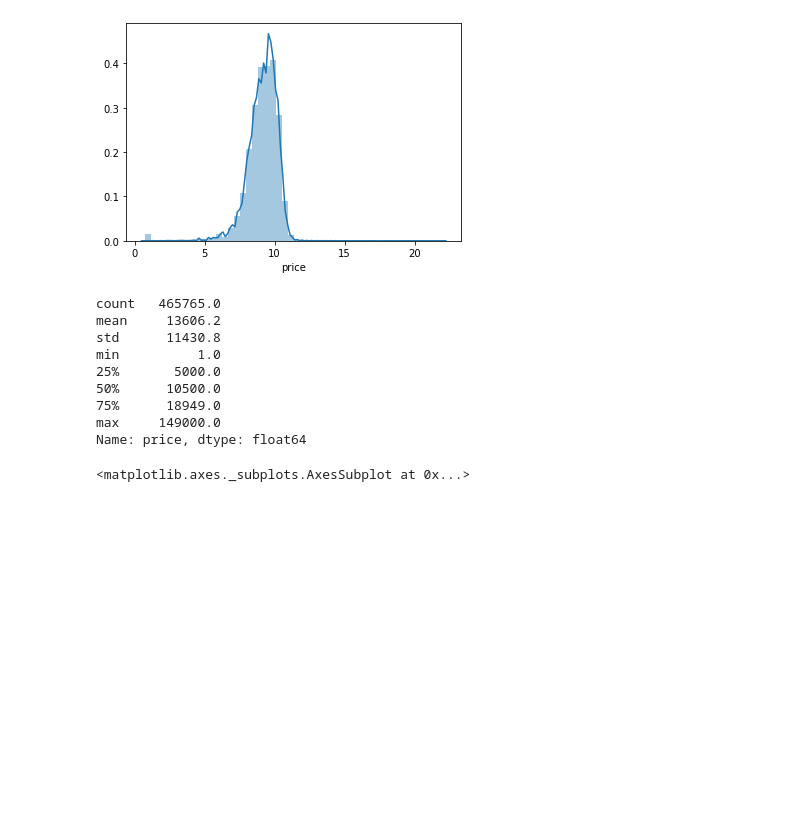
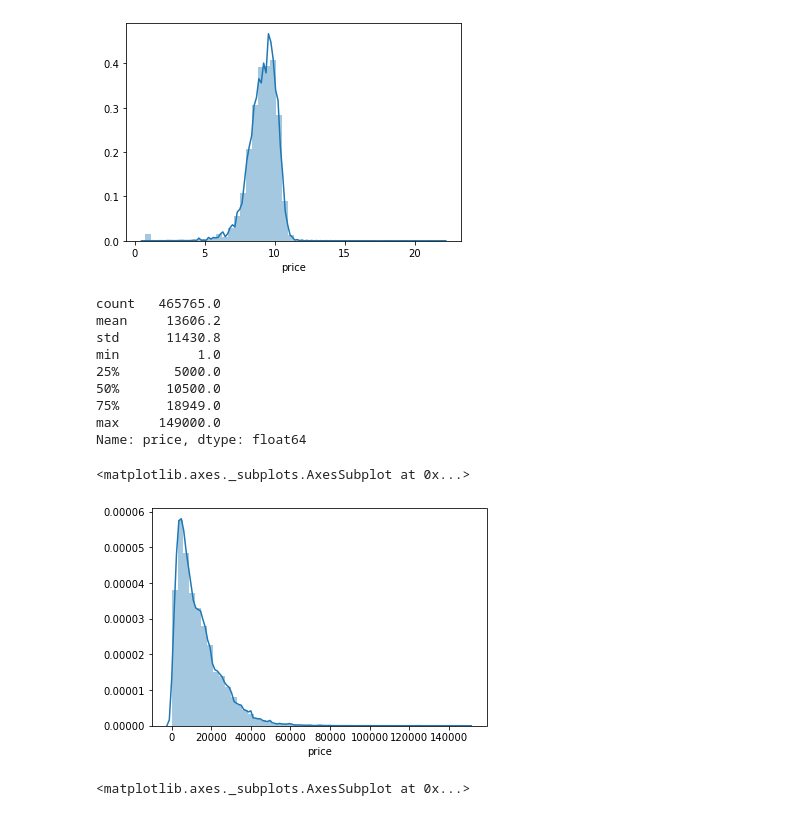
Before and after one commit to JonNData/used-car-predictor, a Jupyter notebook: notebooks/Used_cars_Build.ipynb, the cells around one changed output. Saved outputs shown, nothing was run; the diff lists cells and outputs as text; code cells hidden in the pictures; blank space fills up the shorter version.

```diff
--- a/notebooks/Used_cars_Build.ipynb
+++ b/notebooks/Used_cars_Build.ipynb
@@ -156,6 +161,11 @@ min          1.0
 75%      18949.0
 max     149000.0
 Name: price, dtype: float64
+# %%
+sns.distplot(df2['price'])
+# %% [output]
+<matplotlib.axes._subplots.AxesSubplot at 0x...>
+[figure, added]
 # %%
 y = np.log1p(df2['price'])
 sns.distplot(y)
```
Also changed, not shown: parts of 22 cells of this notebook.
